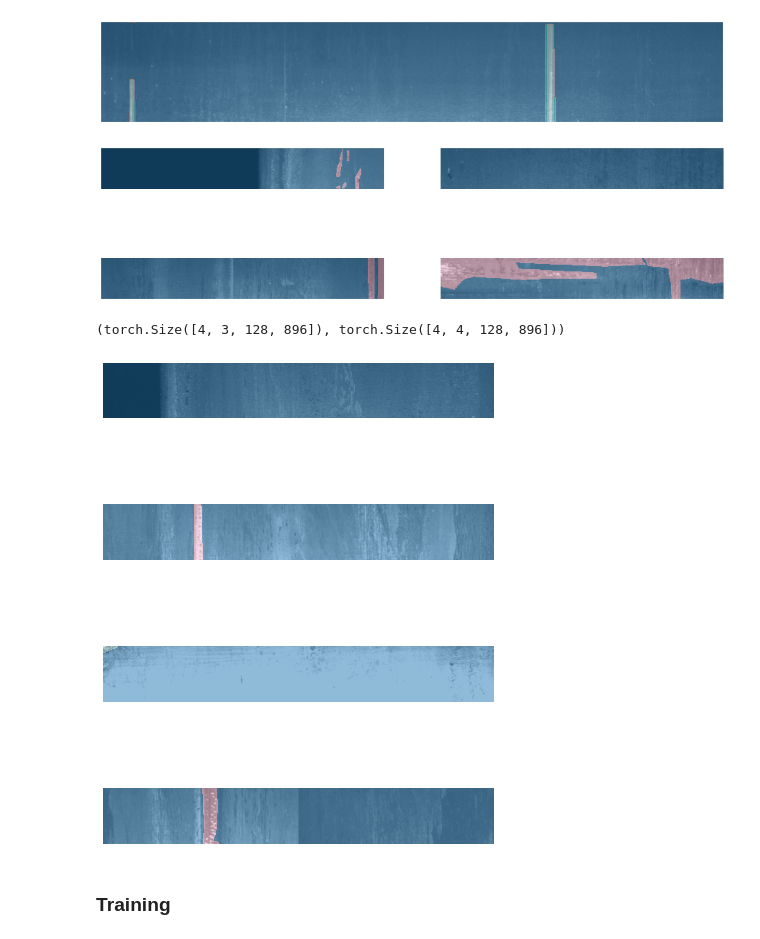
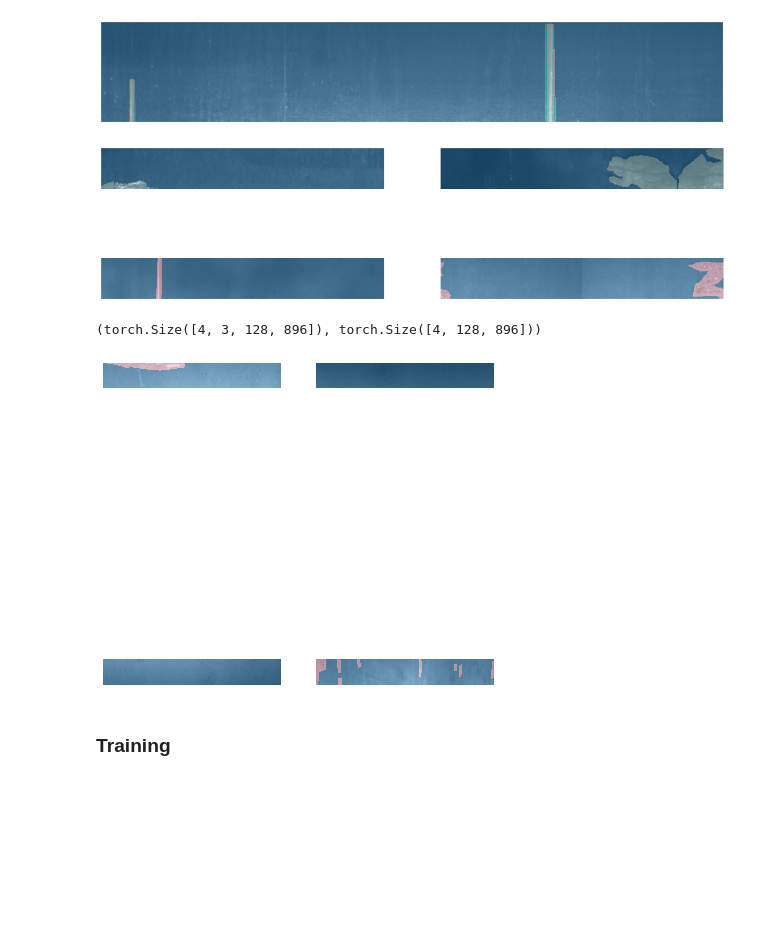
Before and after one commit to marcomatteo/steel_segmentation, a Jupyter notebook: nbs/_11_resnet18-UNET.ipynb, the cells around one changed output. Cells and saved outputs as stored; diff of their text form; code cells hidden in the pictures; blank space fills up the shorter version.

```diff
--- a/nbs/_11_resnet18-UNET.ipynb
+++ b/nbs/_11_resnet18-UNET.ipynb
@@ -97,7 +97,7 @@ def get_train_aug(height, width):
                                      contrast_limit=(-0.2, 0.2),
                                      brightness_by_max=True,
                                      p=0.5),
-        alb.RandomGridShuffle(always_apply=False, p=0.5, grid=(1, 2))], p=0.5)
+        alb.RandomGridShuffle(always_apply=False, p=0.2, grid=(1, 2))], p=0.5)
 
     # to do: try with grayscale imgs
     last_step = alb.ToGray(always_apply=False, p=1.0)
@@ -132,19 +132,19 @@ dls = get_segmnt_dls(df,
                      bs=4,
                      train_aug=train_tfm, valid_aug=valid_tfm,
                      device=device,
-                     flatten_mask=False)
+                     flatten_mask=True)
 # %%
 dls.show_batch(figsize=(15,5))
 # %% [output]
-[figure, old version]
+[figure, new version]
 # %%
 x, targ = dls.one_batch()
 x.shape, targ.shape
 # %% [output]
-(torch.Size([4, 3, 128, 896]), torch.Size([4, 4, 128, 896]))
+(torch.Size([4, 3, 128, 896]), torch.Size([4, 128, 896]))
 # %%
-dls.show_batch(ncols=1, figsize=(7,10))
+dls.show_batch(ncols=2, figsize=(7,10))
 # %% [output]
-[figure, old version]
+[figure, new version]
 # %% [markdown]
 ### Training
```
Also changed, not shown: parts of 5 cells of this notebook, 18 other files.
